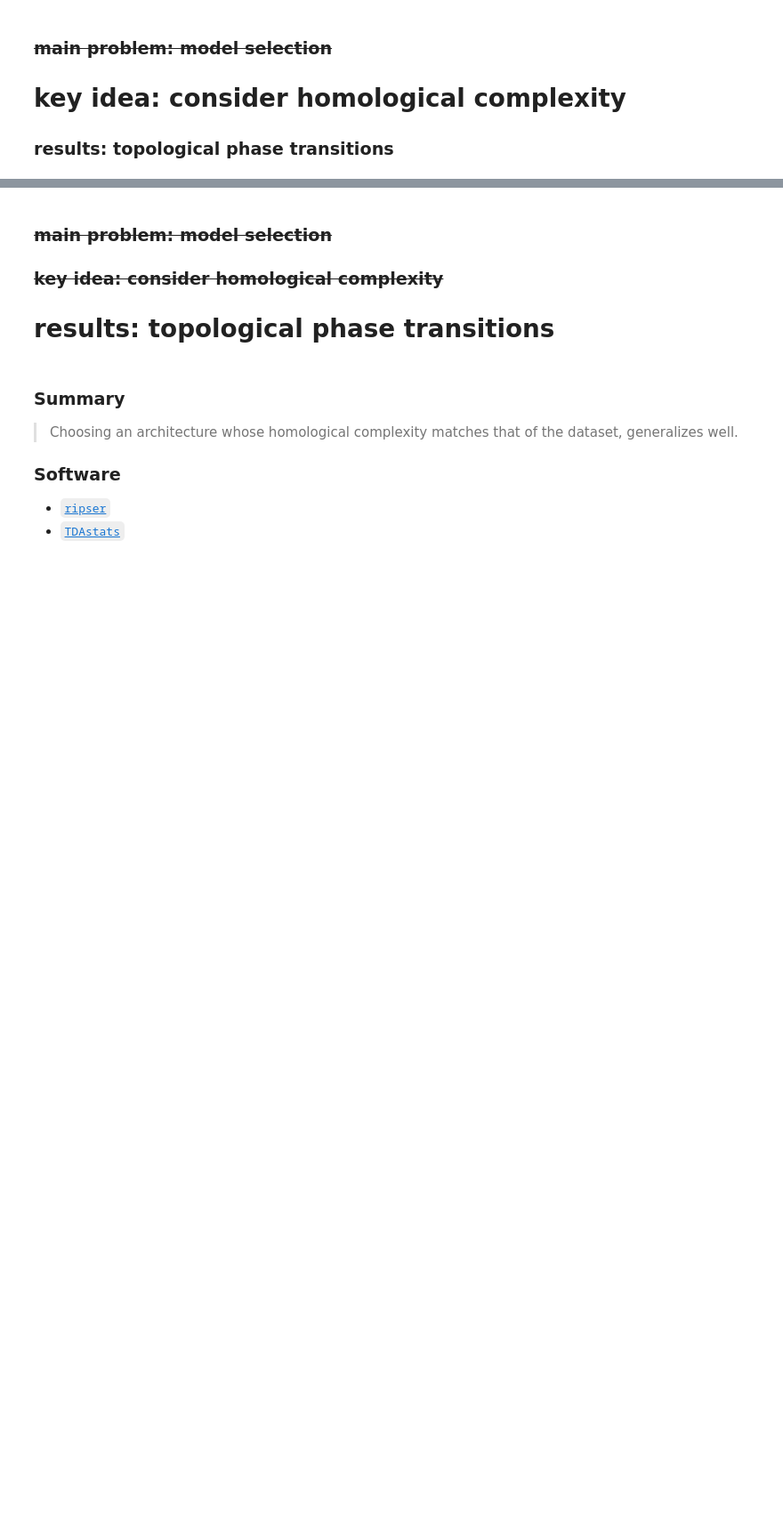
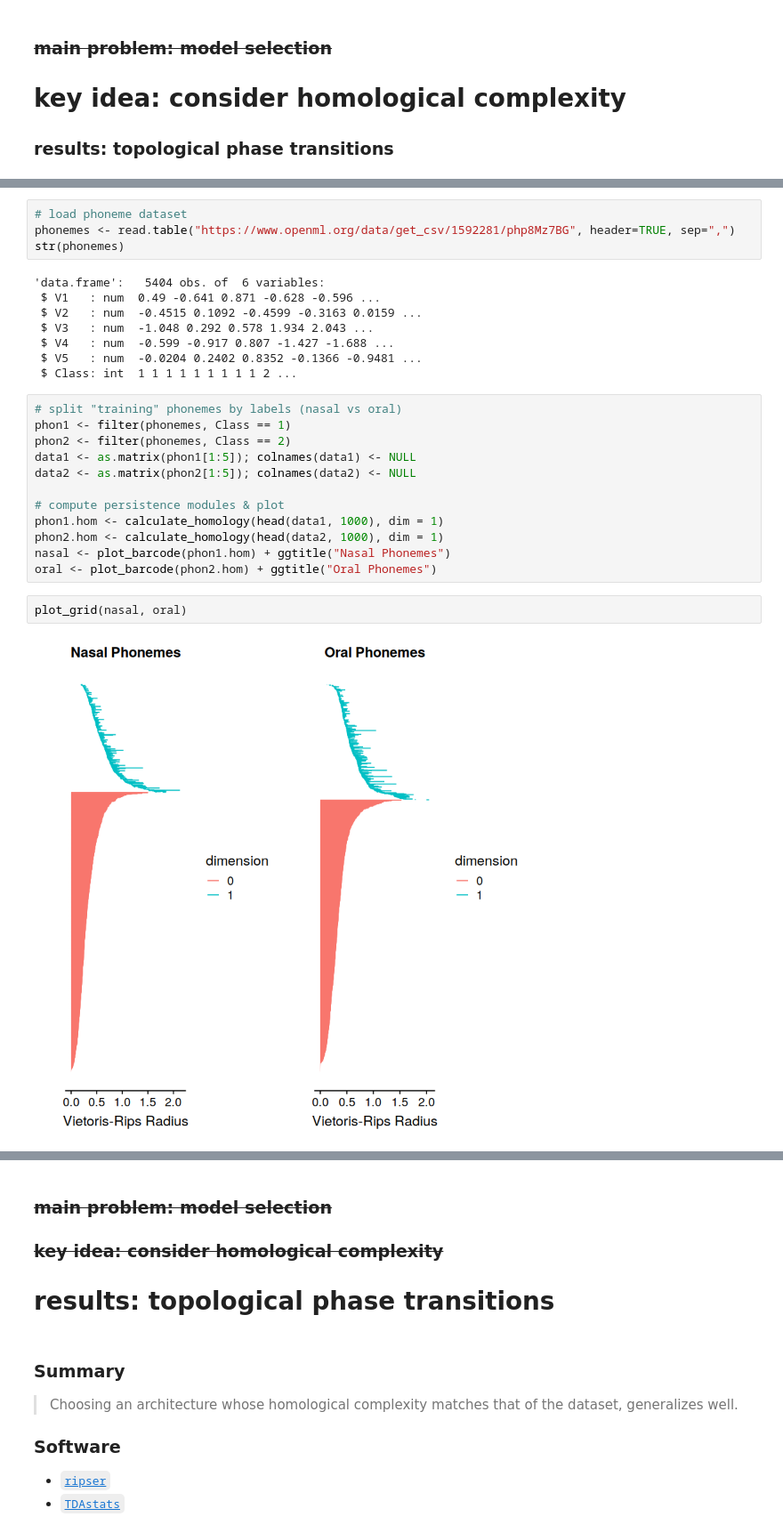
Before and after one commit to coltongrainger/fy19soml, a Jupyter notebook: characterizing-neural-networks.ipynb, the cells around one changed output, grey strips where cells are left out. Shown: that part at 89% size. Drawn from its saved outputs; the diff is of its cells as text; blank space fills up the shorter version.

```diff
--- a/characterizing-neural-networks.ipynb
+++ b/characterizing-neural-networks.ipynb
@@ -119,0 +222,28 @@ image: <cite data-cite="6503695/5N568MB7"></cite>
+# %%
+# load phoneme dataset
+phonemes <- read.table("https://www.openml.org/data/get_csv/1592281/php8Mz7BG", header=TRUE, sep=",")
+str(phonemes)
+# %% [output]
+'data.frame':   5404 obs. of  6 variables:
+ $ V1   : num  0.49 -0.641 0.871 -0.628 -0.596 ...
+ $ V2   : num  -0.4515 0.1092 -0.4599 -0.3163 0.0159 ...
+ $ V3   : num  -1.048 0.292 0.578 1.934 2.043 ...
+ $ V4   : num  -0.599 -0.917 0.807 -1.427 -1.688 ...
+ $ V5   : num  -0.0204 0.2402 0.8352 -0.1366 -0.9481 ...
+ $ Class: int  1 1 1 1 1 1 1 1 1 2 ...
+# %%
+# split "training" phonemes by labels (nasal vs oral)
+phon1 <- filter(phonemes, Class == 1)
+phon2 <- filter(phonemes, Class == 2)
+data1 <- as.matrix(phon1[1:5]); colnames(data1) <- NULL
+data2 <- as.matrix(phon2[1:5]); colnames(data2) <- NULL
+
+# compute persistence modules & plot
+phon1.hom <- calculate_homology(head(data1, 1000), dim = 1)
+phon2.hom <- calculate_homology(head(data2, 1000), dim = 1)
+nasal <- plot_barcode(phon1.hom) + ggtitle("Nasal Phonemes")
+oral <- plot_barcode(phon2.hom) + ggtitle("Oral Phonemes")
+# %%
+plot_grid(nasal, oral)
+# %% [output]
+[figure, added]
```
Also changed, not shown: parts of 20 cells of this notebook, 10 other files.
